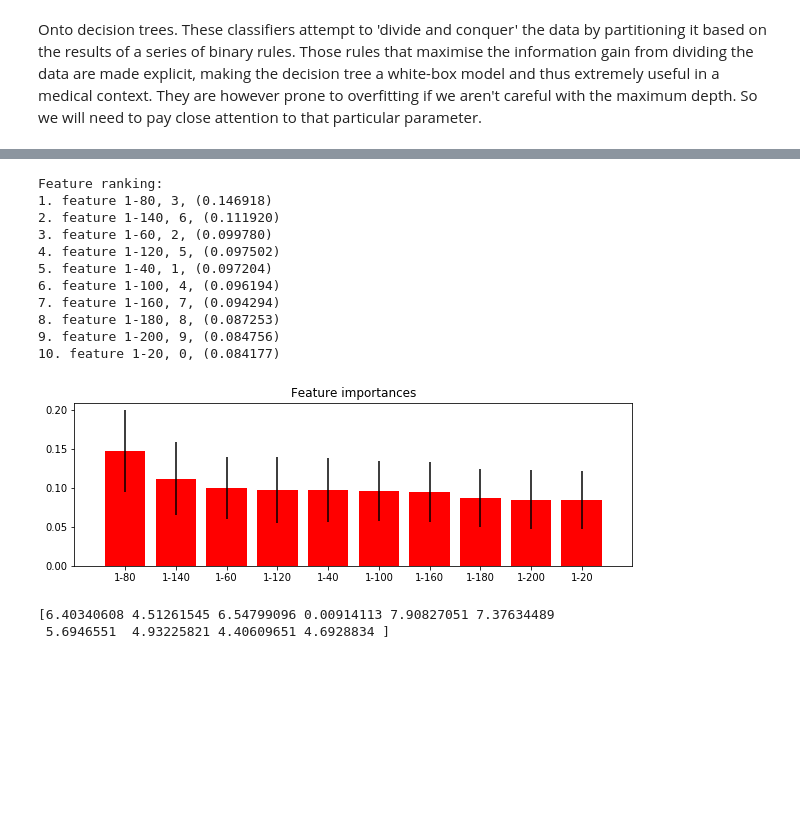
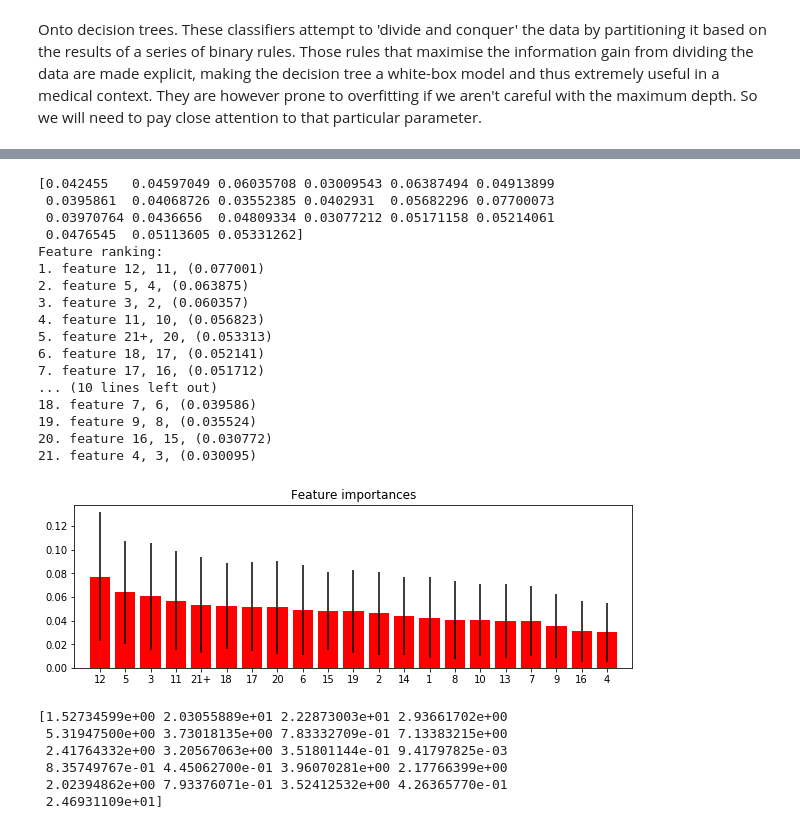
Before and after one commit to danielsoutar/CS4098, a Jupyter notebook: Modelling and Evaluation.ipynb, the cells around one changed output, grey strips where cells are left out. Saved outputs shown, nothing was run; the diff lists cells and outputs as text; code cells hidden in the pictures; blank space fills up the shorter version.

```diff
--- a/Modelling and Evaluation.ipynb
+++ b/Modelling and Evaluation.ipynb
@@ -394,32 +387,51 @@ m = 115
 upper = 201
 step = 20
 
-X, y, positives = Loader.load_new_dataset_extending_ranges(m=m, upper=upper, step=step, \
-                                                    display_plot=False, pretty_print=False)
-
-features = ["1-" + str(x) for x in range(step, upper, step)]
+X, y, positives, features = Loader.load_cluster_size_histograms_extending_ranges(m=m,
+                                                                                 upper=upper,
+                                                                                 step=step,
+                                                                                 display_plot=False,
+                                                                                 pretty_print=False,
+                                                                                 as_data_frame=False)
 
 X_minority, X_majority, y_minority, y_majority = np.take(X, positives, axis=0), np.delete(X, positives, axis=0), \
                                                  np.take(y, positives, axis=0), np.delete(y, positives, axis=0)
+
+X_train, X_test, y_train, y_test = train_test_split(X, y, test_size=0.10, stratify=y)
 # %%
 m = 115
 upper = 31
 step  = 5
 
-X, y, positives = Loader.load_new_dataset_separate_ranges(m=115, upper=upper, step=step, display_plot=False)
+X, y, positives, features = Loader.load_cluster_size_histograms_separate_ranges(m=115,
+                                                                                upper=upper,
+                                                                                step=step,
+                                                                                norm=True,
+                                                                                display_plot=False,
+                                                                                as_data_frame=False)
 
-features = [str(x-step+1) + "-" + str(x) for x in range(step, upper, step)]
+scaler = StandardScaler()
+scaler.fit(X, y)
+X = scaler.transform(X)
 
 X_minority, X_majority, y_minority, y_majority = np.take(X, positives, axis=0), np.delete(X, positives, axis=0), \
                                                  np.take(y, positives, axis=0), np.delete(y, positives, axis=0)
+
+X_train, X_test, y_train, y_test = train_test_split(X, y, test_size=0.10, stratify=y)
 # %%
 m = 115
-upper = 5
+upper = 21
 
-X, y, positives = Loader.load_new_dataset_singular(m=115, upper=upper, display_plot=True, pretty_print=True)
+X, y, positives, features = Loader.load_cluster_size_histograms_singular(m=115,
+                                                                         upper=upper,
+                                                                         norm=True,
+                                                                         display_plot=False,
+                                                                         pretty_print=False,
+                                                                         as_data_frame=False)
 
-features = [str(i+1) for i in range(X.shape[1])]
-features[-1] = features[-1] + '+'
+scaler = StandardScaler()
+scaler.fit(X, y)
+X = scaler.transform(X)
 
 X_minority, X_majority, y_minority, y_majority = np.take(X, positives, axis=0), np.delete(X, positives, axis=0), \
                                                  np.take(y, positives, axis=0), np.delete(y, positives, axis=0)
@@ -567,47 +611,58 @@ for i in range(X_smote.shape[1]):
 # %%
 from sklearn.ensemble import ExtraTreesClassifier
 from sklearn.feature_selection import RFE
+
+sampler = SMOTE(random_state=0)
+X_smote, y_smote = sampler.fit_sample(X_smote, y_smote)
 
 # Build a forest and compute the feature importances
 forest = ExtraTreesClassifier(n_estimators=500,
                               random_state=0)
 
 forest.fit(X_smote, y_smote)
 importances = forest.feature_importances_
 std = np.std([tree.feature_importances_ for tree in forest.estimators_],
              axis=0)
 indices = np.argsort(importances)[::-1]
+
+print(importances)
 
 # Print the feature ranking
 print("Feature ranking:")
 
 ordered_features = []
 
 for f in range(X.shape[1]):
     print("%d. feature %s, %d, (%f)" % (f + 1, features[indices[f]], indices[f], importances[indices[f]]))
     ordered_features.append(features[indices[f]])
 
 # Plot the feature importances of the forest
 plt.figure(figsize=(10, 3))
 plt.title("Feature importances")
 plt.bar(range(X_smote.shape[1]), importances[indices],
        color="r", yerr=std[indices], align="center")
 plt.xticks(range(X_smote.shape[1]), ordered_features)
 plt.xlim([-1, X_smote.shape[1]])
 plt.show()
 # %% [output]
+[0.042455   0.04597049 0.06035708 0.03009543 0.06387494 0.04913899
+ 0.0395861  0.04068726 0.03552385 0.0402931  0.05682296 0.07700073
+ 0.03970764 0.0436656  0.04809334 0.03077212 0.05171158 0.05214061
+ 0.0476545  0.05113605 0.05331262]
 Feature ranking:
-1. feature 1-80, 3, (0.146918)
-2. feature 1-140, 6, (0.111920)
-3. feature 1-60, 2, (0.099780)
-4. feature 1-120, 5, (0.097502)
-5. feature 1-40, 1, (0.097204)
-6. feature 1-100, 4, (0.096194)
-7. feature 1-160, 7, (0.094294)
-8. feature 1-180, 8, (0.087253)
-9. feature 1-200, 9, (0.084756)
-10. feature 1-20, 0, (0.084177)
+1. feature 12, 11, (0.077001)
+2. feature 5, 4, (0.063875)
+3. feature 3, 2, (0.060357)
+4. feature 11, 10, (0.056823)
+5. feature 21+, 20, (0.053313)
+6. feature 18, 17, (0.052141)
+7. feature 17, 16, (0.051712)
+... (10 lines left out)
+18. feature 7, 6, (0.039586)
+19. feature 9, 8, (0.035524)
+20. feature 16, 15, (0.030772)
+21. feature 4, 3, (0.030095)
-[figure, old version]
+[figure, new version]
 # %%
 from sklearn.feature_selection import SelectKBest, f_classif  # import the feature selection method
 N_features = 2                                                # select the number of features
@@ -618,8 +673,12 @@ selector.fit(np.concatenate((X_minority_smote,X_majority_smote),axis=0), np.conc
 scores=selector.scores_
 print(scores)
 # %% [output]
-[6.40340608 4.51261545 6.54799096 0.00914113 7.90827051 7.37634489
- 5.6946551  4.93225821 4.40609651 4.6928834 ]
+[1.52734599e+00 2.03055889e+01 2.22873003e+01 2.93661702e+00
+ 5.31947500e+00 3.73018135e+00 7.83332709e-01 7.13383215e+00
+ 2.41764332e+00 3.20567063e+00 3.51801144e-01 9.41797825e-03
+ 8.35749767e-01 4.45062700e-01 3.96070281e+00 2.17766399e+00
+ 2.02394862e+00 7.93376071e-01 3.52412532e+00 4.26365770e-01
+ 2.46931109e+01]
 # %%
 plt.clf()
 order = np.argsort(scores)
```
Also changed, not shown: parts of 21 cells of this notebook, 4 other files.
